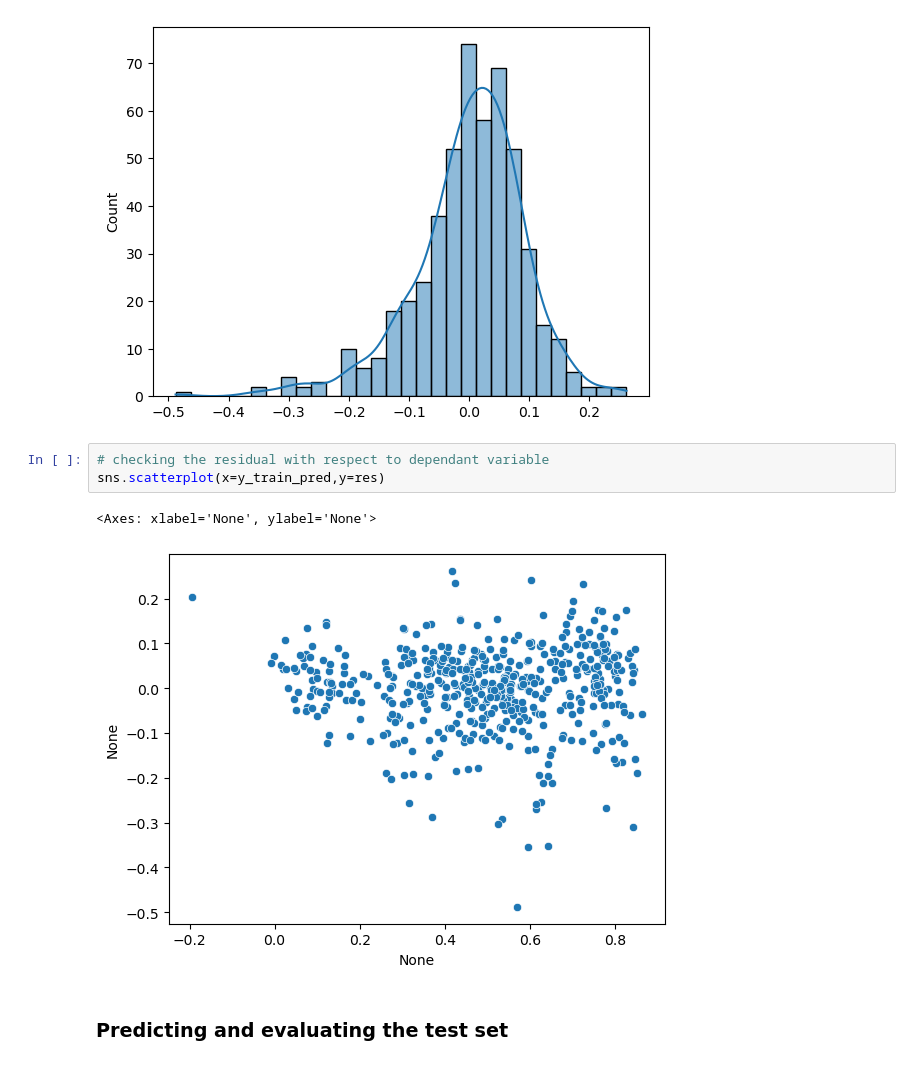
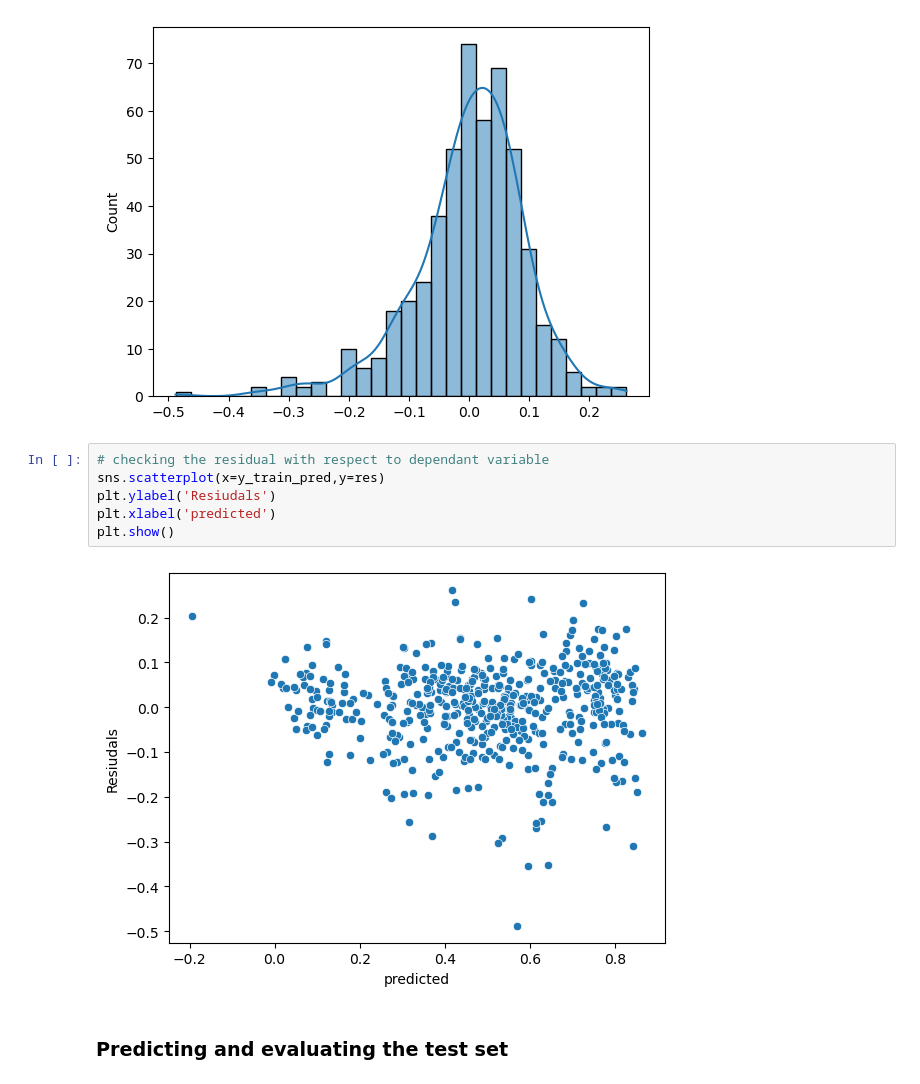
Before and after one commit to mohakp/bikeDemandLinReg, a Jupyter notebook: Mohak Purushottam Pingle.ipynb, the cells around one changed output. Drawn from its saved outputs; the diff is of its cells as text.

```diff
--- a/Mohak Purushottam Pingle.ipynb
+++ b/Mohak Purushottam Pingle.ipynb
@@ -1146,9 +1146,11 @@ sns.histplot(res,kde=True)
 # %%
 # checking the residual with respect to dependant variable
 sns.scatterplot(x=y_train_pred,y=res)
+plt.ylabel('Resiudals')
+plt.xlabel('predicted')
+plt.show()
 # %% [output]
-<Axes: xlabel='None', ylabel='None'>
-[figure, old version]
+[figure, new version]
 # %% [markdown]
 ### Predicting and evaluating the test set
 # %%
```
